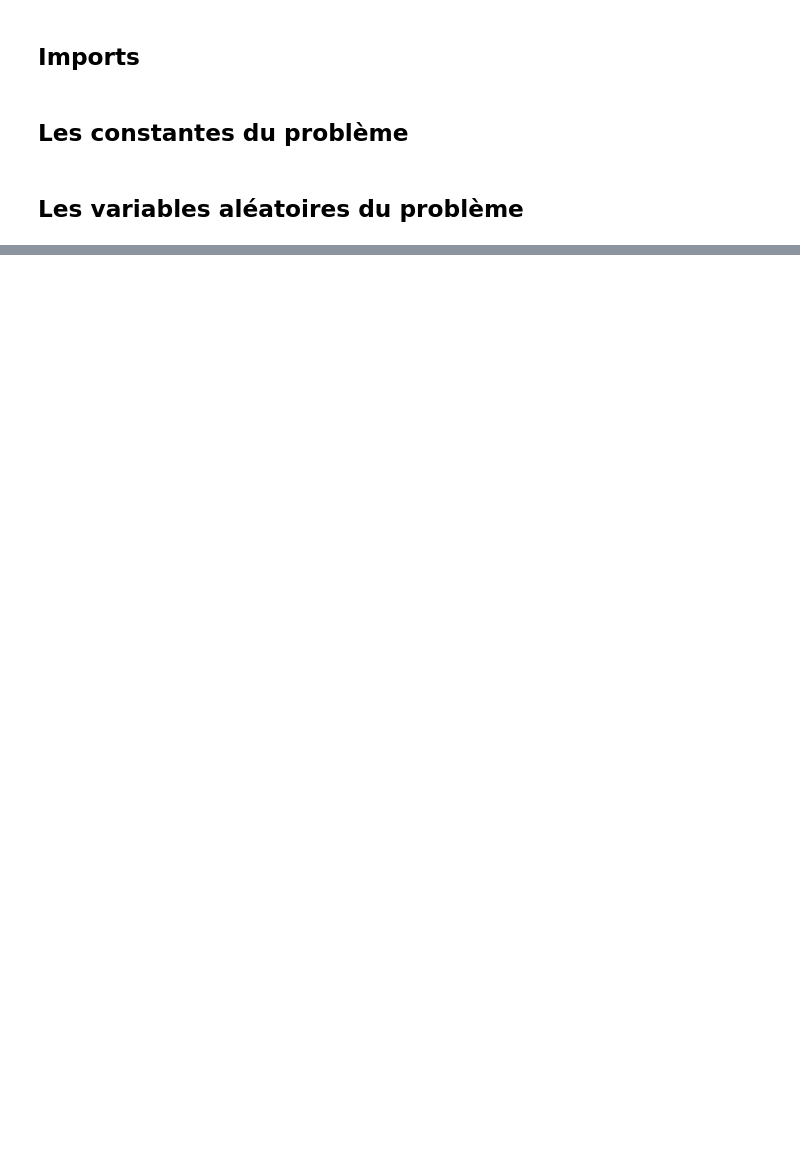
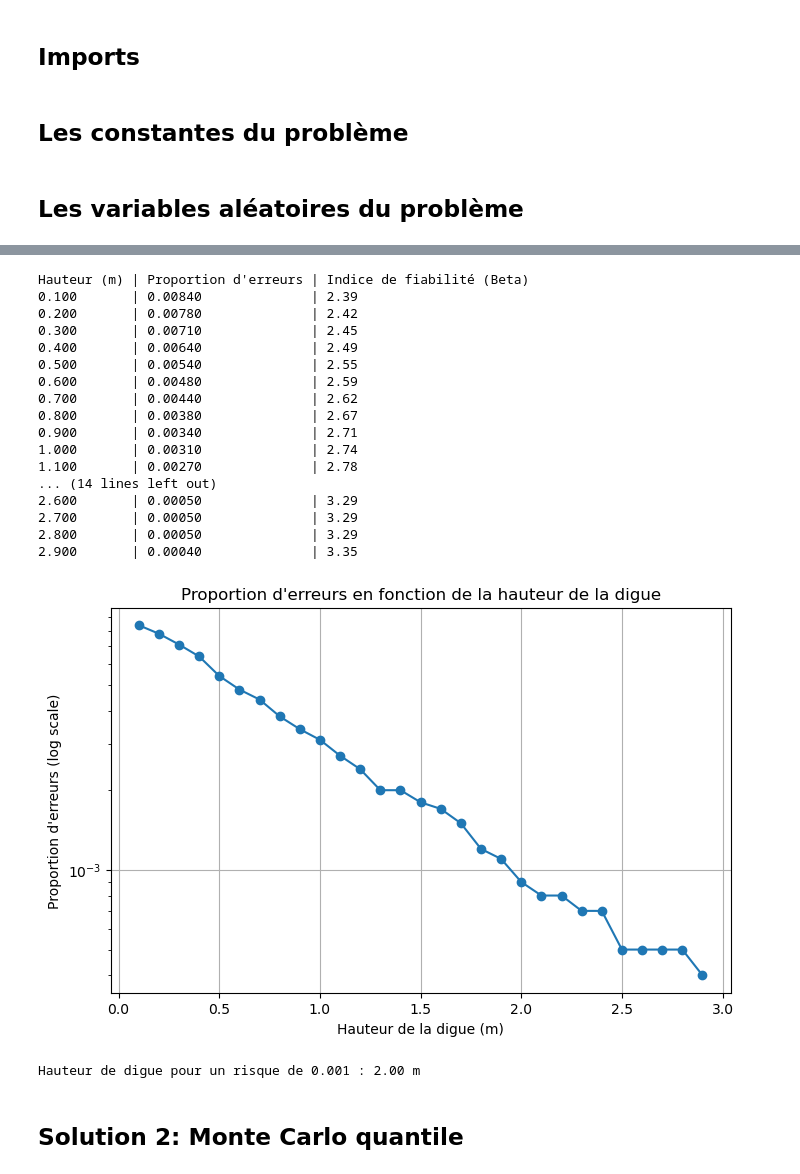
Before and after one commit to ThomasAPRichard/Fiabilite, a Jupyter notebook: Fiabilite_2emeApproche.ipynb, the cells around one changed output, grey strips where cells are left out. Drawn from its saved outputs; the diff is of its cells as text; code cells hidden in the pictures; blank space fills up the shorter version.

```diff
--- a/Fiabilite_2emeApproche.ipynb
+++ b/Fiabilite_2emeApproche.ipynb
@@ -54,0 +79,9 @@ Moyennes (approx) : 1330.908655036199 29.93877716318075 50.00907015044145 54.994
+# %%
+# J = (Zm - Zv) / L
+J = (Zm_samples - Zv_samples) / L
+J = np.maximum(J, 0) # pas de distances négatives
+
+# calcul de H
+H = (Q_samples / (Ks_samples * np.sqrt(J) * B ) ) ** (3/5)
+
+Zc = Zv_samples + H
@@ -54,0 +98,57 @@ Moyennes (approx) : 1330.908655036199 29.93877716318075 50.00907015044145 54.994
+# %%
+hauteurs_digue = [i*0.1 for i in range(1, 30)] # de 0.1 m à 3 m par pas de 0.1 m
+print("Hauteur (m) | Proportion d'erreurs | Indice de fiabilité (Beta)")
+
+res = []
+for hd in hauteurs_digue:
+    zd = Zb + hd
+    # G(X) = Zd - Zc
+    fails = np.sum(Zc > zd)
+    pf = fails / N
+
+    # (Beta = -Phi^-1(Pf))
+    if pf > 0 and pf < 1:
+        beta = -stats.norm.ppf(pf)
+    else:
+        beta = np.nan
+
+    res.append([hd, pf, beta])
+    print(f"{hd:.3f}       | {pf:.5f}              | {beta:.2f}")
+
+# convertir res en dataframe pour plot
+df_res = pd.DataFrame(res, columns=['Hauteur (m)', 'Proportion d\'erreurs', 'Indice de fiabilité (Beta)'])
+plt.figure(figsize=(8, 5))
+plt.plot(df_res['Hauteur (m)'], df_res['Proportion d\'erreurs'], marker='o')
+plt.yscale('log')
+plt.xlabel('Hauteur de la digue (m)')
+plt.ylabel('Proportion d\'erreurs (log scale)')
+plt.title('Proportion d\'erreurs en fonction de la hauteur de la digue')
+plt.grid()
+plt.show()
+
+# Hauteur pour laquelle le risque est de 0.001 (Pf = 0.001)
+target_pf = 0.001
+hd_target = df_res[df_res['Proportion d\'erreurs'] <= target_pf]['Hauteur (m)'].min()
+print(f"Hauteur de digue pour un risque de 0.001 : {hd_target:.2f} m")
+# %% [output]
+Hauteur (m) | Proportion d'erreurs | Indice de fiabilité (Beta)
+0.100       | 0.00840              | 2.39
+0.200       | 0.00780              | 2.42
+0.300       | 0.00710              | 2.45
+0.400       | 0.00640              | 2.49
+0.500       | 0.00540              | 2.55
+0.600       | 0.00480              | 2.59
+0.700       | 0.00440              | 2.62
+0.800       | 0.00380              | 2.67
+0.900       | 0.00340              | 2.71
+1.000       | 0.00310              | 2.74
+1.100       | 0.00270              | 2.78
+... (14 lines left out)
+2.600       | 0.00050              | 3.29
+2.700       | 0.00050              | 3.29
+2.800       | 0.00050              | 3.29
+2.900       | 0.00040              | 3.35
+[figure, added]
+Hauteur de digue pour un risque de 0.001 : 2.00 m
+# %% [markdown]
+## Solution 2: Monte Carlo quantile
```
Also changed, not shown: parts of 13 cells of this notebook.
